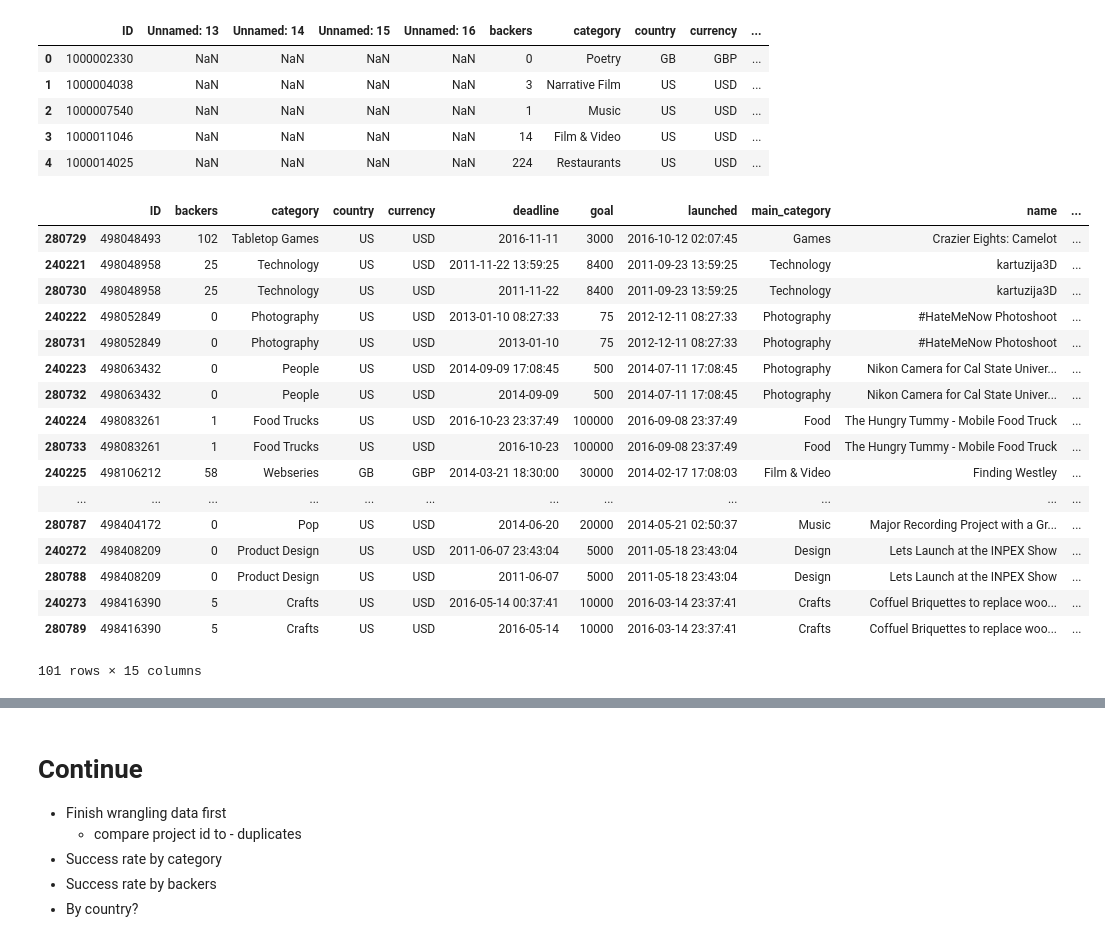
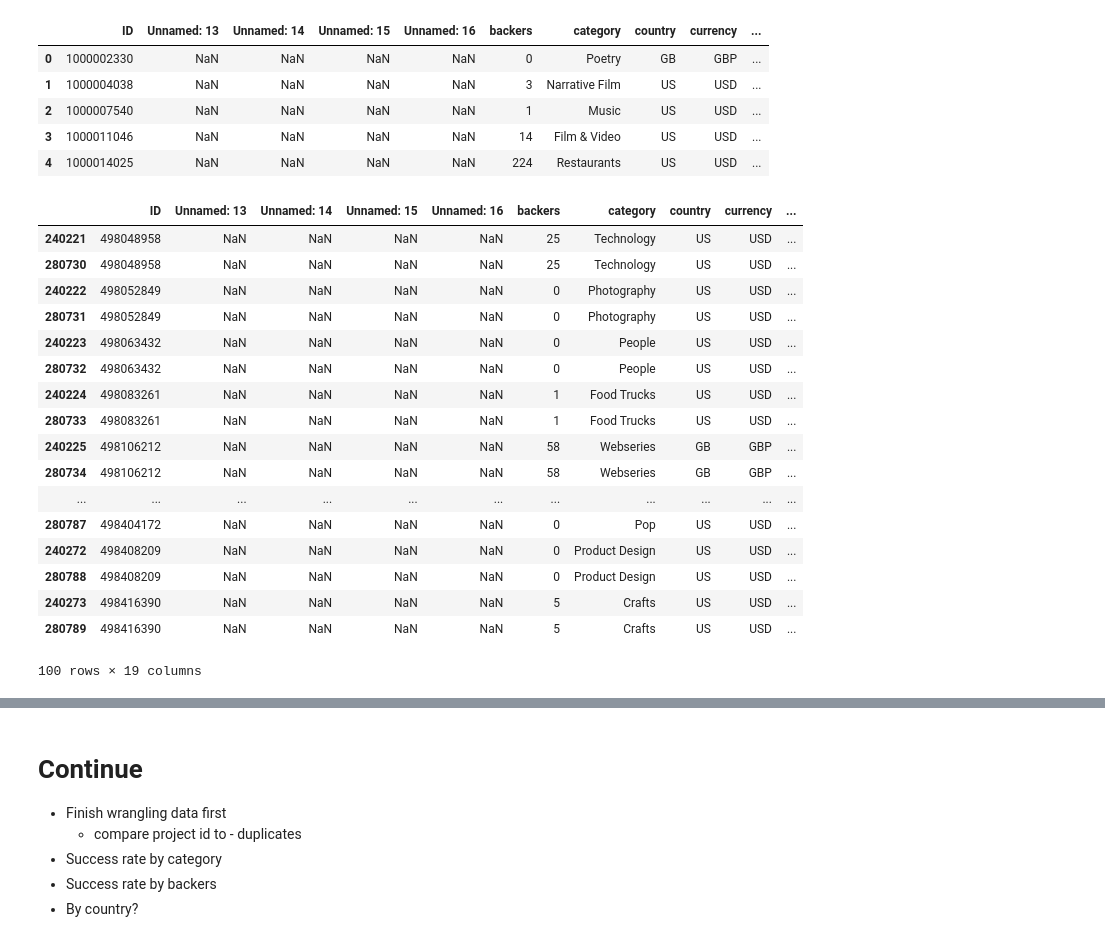
Before and after one commit to holiday007/-Springboard-Holiday_Projects, a Jupyter notebook: Springboard Project/Spring Board Capstone Project - 1. Exploring two Data Sets.ipynb, the cells around one changed output, grey strips where cells are left out. Saved outputs shown, nothing was run; the diff lists cells and outputs as text; code cells hidden in the pictures.

```diff
--- a/Springboard Project/Spring Board Capstone Project - 1. Exploring two Data Sets.ipynb
+++ b/Springboard Project/Spring Board Capstone Project - 1. Exploring two Data Sets.ipynb
@@ -274,28 +281,28 @@ df_try.head()
 | 4 | 1000014025 | NaN | NaN | NaN | NaN | 224 | Restaurants | US | USD | ... |
 # %%
 # drop empty columns
-df_try = df_try.drop(['Unnamed: 13', 'Unnamed: 14', 'Unnamed: 15', 'Unnamed: 16'], axis = 0)
+# df_try = df_try.drop(['Unnamed: 13', 'Unnamed: 14', 'Unnamed: 15', 'Unnamed: 16'], axis = 0)
 # get only entries with duplicated 'ID' in new df
 df_dup = df_try[df_try['ID'].duplicated(keep = False)]
 # sort by 'ID' and 'main_category'
 df_dup = df_dup.sort_values(['ID', 'main_category'])
-df_dup[149999:150100]
+df_dup[150000:150100]
 # %% [output]
-|  | ID | backers | category | country | currency | deadline | goal | launched | main_category | name | ... |
-| 280729 | 498048493 | 102 | Tabletop Games | US | USD | 2016-11-11 | 3000 | 2016-10-12 02:07:45 | Games | Crazier Eights: Camelot | ... |
-| 240221 | 498048958 | 25 | Technology | US | USD | 2011-11-22 13:59:25 | 8400 | 2011-09-23 13:59:25 | Technology | kartuzija3D | ... |
-| 280730 | 498048958 | 25 | Technology | US | USD | 2011-11-22 | 8400 | 2011-09-23 13:59:25 | Technology | kartuzija3D | ... |
-| 240222 | 498052849 | 0 | Photography | US | USD | 2013-01-10 08:27:33 | 75 | 2012-12-11 08:27:33 | Photography | #HateMeNow Photoshoot | ... |
-| 280731 | 498052849 | 0 | Photography | US | USD | 2013-01-10 | 75 | 2012-12-11 08:27:33 | Photography | #HateMeNow Photoshoot | ... |
-| 240223 | 498063432 | 0 | People | US | USD | 2014-09-09 17:08:45 | 500 | 2014-07-11 17:08:45 | Photography | Nikon Camera for Cal State Univer... | ... |
-| 280732 | 498063432 | 0 | People | US | USD | 2014-09-09 | 500 | 2014-07-11 17:08:45 | Photography | Nikon Camera for Cal State Univer... | ... |
-| 240224 | 498083261 | 1 | Food Trucks | US | USD | 2016-10-23 23:37:49 | 100000 | 2016-09-08 23:37:49 | Food | The Hungry Tummy - Mobile Food Truck | ... |
-| 280733 | 498083261 | 1 | Food Trucks | US | USD | 2016-10-23 | 100000 | 2016-09-08 23:37:49 | Food | The Hungry Tummy - Mobile Food Truck | ... |
-| 240225 | 498106212 | 58 | Webseries | GB | GBP | 2014-03-21 18:30:00 | 30000 | 2014-02-17 17:08:03 | Film & Video | Finding Westley | ... |
-| ... | ... | ... | ... | ... | ... | ... | ... | ... | ... | ... | ... |
-| 280787 | 498404172 | 0 | Pop | US | USD | 2014-06-20 | 20000 | 2014-05-21 02:50:37 | Music | Major Recording Project with a Gr... | ... |
-| 240272 | 498408209 | 0 | Product Design | US | USD | 2011-06-07 23:43:04 | 5000 | 2011-05-18 23:43:04 | Design | Lets Launch at the INPEX Show | ... |
-| 280788 | 498408209 | 0 | Product Design | US | USD | 2011-06-07 | 5000 | 2011-05-18 23:43:04 | Design | Lets Launch at the INPEX Show | ... |
-| 240273 | 498416390 | 5 | Crafts | US | USD | 2016-05-14 00:37:41 | 10000 | 2016-03-14 23:37:41 | Crafts | Coffuel Briquettes to replace woo... | ... |
-| 280789 | 498416390 | 5 | Crafts | US | USD | 2016-05-14 | 10000 | 2016-03-14 23:37:41 | Crafts | Coffuel Briquettes to replace woo... | ... |
+|  | ID | Unnamed: 13 | Unnamed: 14 | Unnamed: 15 | Unnamed: 16 | backers | category | country | currency | ... |
+| 240221 | 498048958 | NaN | NaN | NaN | NaN | 25 | Technology | US | USD | ... |
+| 280730 | 498048958 | NaN | NaN | NaN | NaN | 25 | Technology | US | USD | ... |
+| 240222 | 498052849 | NaN | NaN | NaN | NaN | 0 | Photography | US | USD | ... |
+| 280731 | 498052849 | NaN | NaN | NaN | NaN | 0 | Photography | US | USD | ... |
+| 240223 | 498063432 | NaN | NaN | NaN | NaN | 0 | People | US | USD | ... |
+| 280732 | 498063432 | NaN | NaN | NaN | NaN | 0 | People | US | USD | ... |
+| 240224 | 498083261 | NaN | NaN | NaN | NaN | 1 | Food Trucks | US | USD | ... |
+| 280733 | 498083261 | NaN | NaN | NaN | NaN | 1 | Food Trucks | US | USD | ... |
+| 240225 | 498106212 | NaN | NaN | NaN | NaN | 58 | Webseries | GB | GBP | ... |
+| 280734 | 498106212 | NaN | NaN | NaN | NaN | 58 | Webseries | GB | GBP | ... |
+| ... | ... | ... | ... | ... | ... | ... | ... | ... | ... | ... |
+| 280787 | 498404172 | NaN | NaN | NaN | NaN | 0 | Pop | US | USD | ... |
+| 240272 | 498408209 | NaN | NaN | NaN | NaN | 0 | Product Design | US | USD | ... |
+| 280788 | 498408209 | NaN | NaN | NaN | NaN | 0 | Product Design | US | USD | ... |
+| 240273 | 498416390 | NaN | NaN | NaN | NaN | 5 | Crafts | US | USD | ... |
+| 280789 | 498416390 | NaN | NaN | NaN | NaN | 5 | Crafts | US | USD | ... |
-101 rows × 15 columns
+100 rows × 19 columns
```
Also changed, not shown: parts of 10 cells of this notebook, 2 other files.
